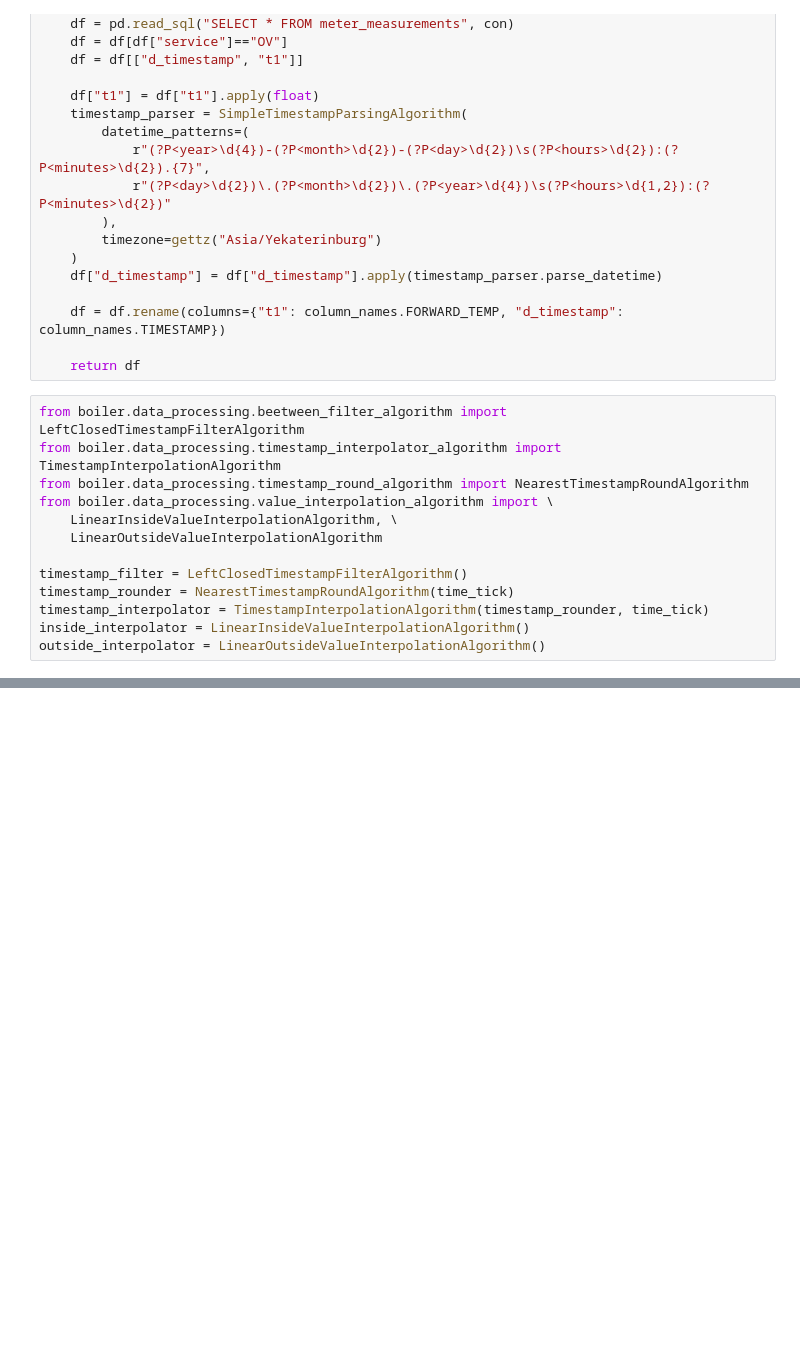
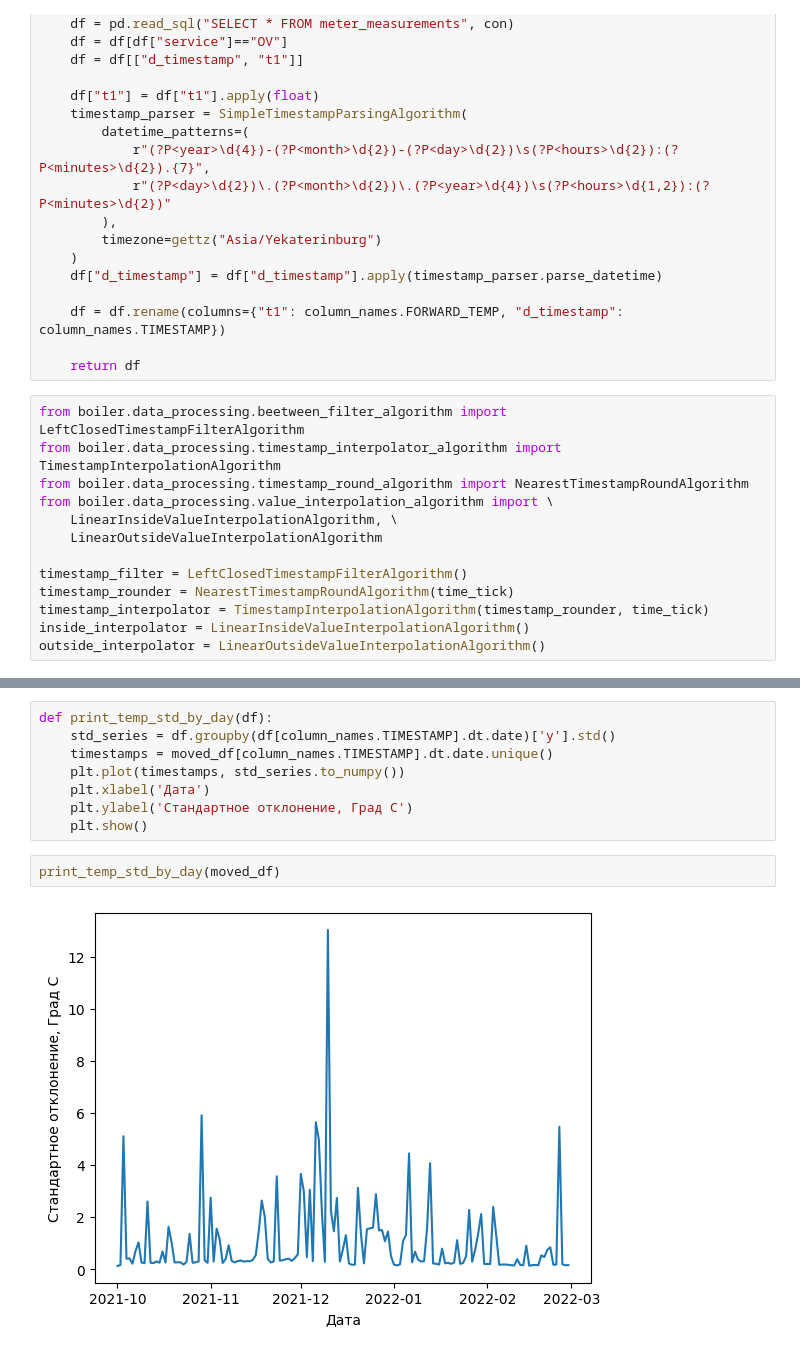
Before and after one commit to cool-soft/boiler-forge-chernushka, a Jupyter notebook: prepocess_house.ipynb, the cells around one changed output, grey strips where cells are left out. Saved outputs shown, nothing was run; the diff lists cells and outputs as text; blank space fills up the shorter version.

```diff
--- a/prepocess_house.ipynb
+++ b/prepocess_house.ipynb
@@ -105,0 +126,12 @@ moved_house_temp = house_temp[lag:]
+# %%
+def print_temp_std_by_day(df):
+    std_series = df.groupby(df[column_names.TIMESTAMP].dt.date)['y'].std()
+    timestamps = moved_df[column_names.TIMESTAMP].dt.date.unique()
+    plt.plot(timestamps, std_series.to_numpy())
+    plt.xlabel('Дата')
+    plt.ylabel('Стандартное отклонение, Град C')
+    plt.show()
+# %%
+print_temp_std_by_day(moved_df)
+# %% [output]
+[figure, added]
```
Also changed, not shown: parts of 12 cells of this notebook.
